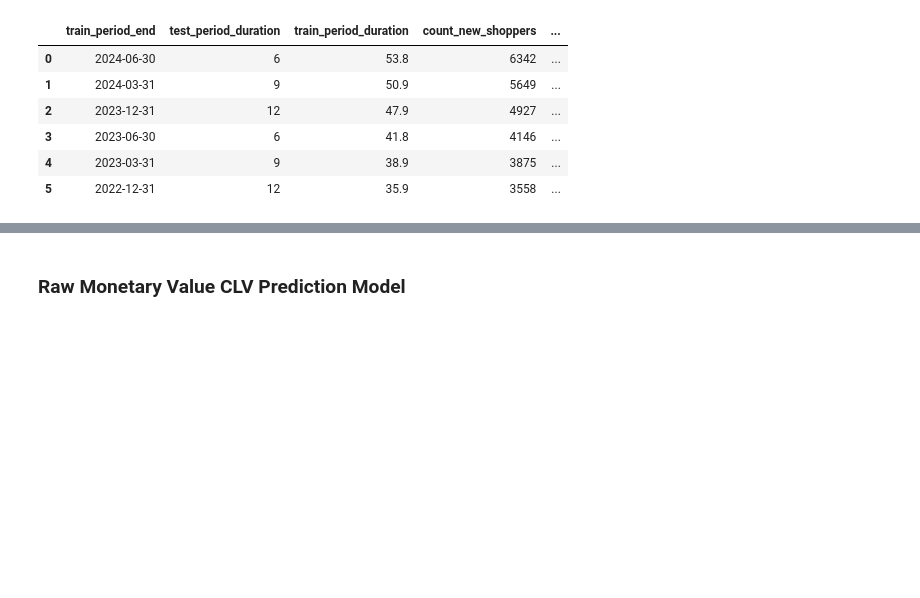
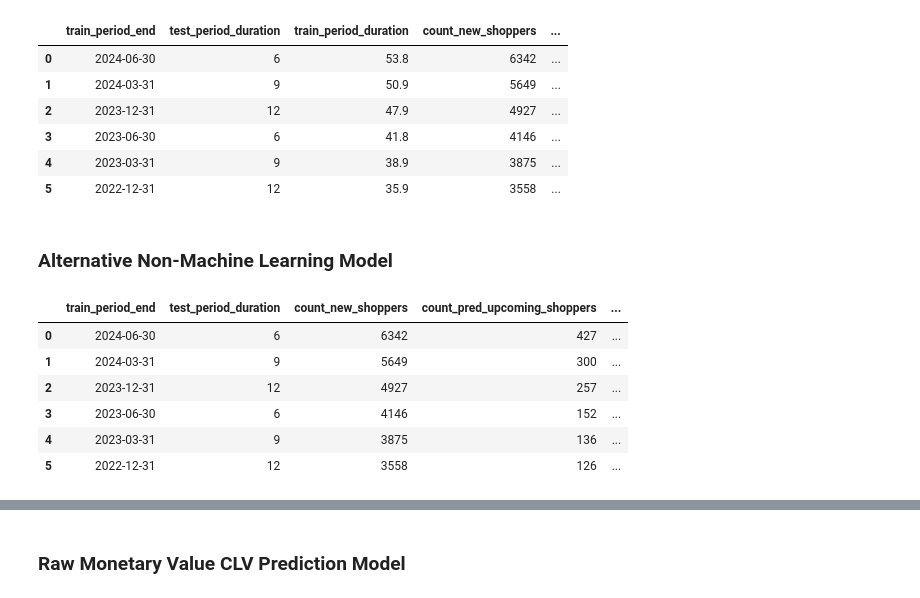
Before and after one commit to axeleichelmann/ecommerce-project, a Jupyter notebook: notebooks/clv-preds.ipynb, the cells around one changed output, grey strips where cells are left out. Saved outputs shown, nothing was run; the diff lists cells and outputs as text; code cells hidden in the pictures; blank space fills up the shorter version.

Commit message:
Evaluated non-ml upcoming shopper predictor model

```diff
--- a/notebooks/clv-preds.ipynb
+++ b/notebooks/clv-preds.ipynb
@@ -316,3 +328,42 @@ Fix this by either removing outliers until you get 'q' > 1, or use raw monetary
 | 3 | 2023-06-30 | 6 | 41.8 | 4146 | ... |
 | 4 | 2023-03-31 | 9 | 38.9 | 3875 | ... |
 | 5 | 2022-12-31 | 12 | 35.9 | 3558 | ... |
+# %% [markdown]
+### Alternative Non-Machine Learning Model
+# %%
+# Define training period end dates to test on
+testing_periods = [(datetime(2024,6,30).date(),6), (datetime(2024,3,31).date(),9), (datetime(2023,12,31).date(),12),
+                     (datetime(2023,6,30).date(),6), (datetime(2023,3,31).date(),9), (datetime(2022,12,31).date(),12)]
+
+results_data = {'train_period_end' : [], 'test_period_duration' : [], 'count_new_shoppers' : [], 'count_pred_upcoming_shoppers' : [],
+                'count_pred_upcoming_shoppers_w_true_equity' : [], 'pred_accuracy' : [],'pred_upcoming_shopper_combined_true_equity' : []}
+
+train_period_start = datetime(2020,1,1).date()
+
+for end_date, test_duration in testing_periods:
+    results_data['train_period_end'].append(end_date)
+    results_data['test_period_duration'].append(test_duration)
+
+    df_train, df_test, df_all = get_train_test_rfm(df, train_period_start = train_period_start, train_period_end = end_date,
+                                                   prediction_period_duration=test_duration)
+
+    # Select shoppers with < 90 days who made a repeat purchase
+    pred_upcoming_shoppers = df_all[(df_all.train_T < 90) & (df_all.train_frequency > 0)]
+
+    # Get results metrics
+    results_data['count_new_shoppers'].append(df_all[(df_all.train_T < 90)].shape[0])
+    results_data['count_pred_upcoming_shoppers'].append(pred_upcoming_shoppers.shape[0])
+    results_data['count_pred_upcoming_shoppers_w_true_equity'].append(pred_upcoming_shoppers[pred_upcoming_shoppers.true_equity > 0].shape[0])
+    results_data['pred_accuracy'].append(round(pred_upcoming_shoppers[pred_upcoming_shoppers.true_equity > 0].shape[0]/pred_upcoming_shoppers.shape[0],2))
+    results_data['pred_upcoming_shopper_combined_true_equity'].append(round(pred_upcoming_shoppers.true_equity.sum(),2))
+
+df_results = pd.DataFrame(data=results_data)
+df_results
+# %% [output]
+|  | train_period_end | test_period_duration | count_new_shoppers | count_pred_upcoming_shoppers | ... |
+| 0 | 2024-06-30 | 6 | 6342 | 427 | ... |
+| 1 | 2024-03-31 | 9 | 5649 | 300 | ... |
+| 2 | 2023-12-31 | 12 | 4927 | 257 | ... |
+| 3 | 2023-06-30 | 6 | 4146 | 152 | ... |
+| 4 | 2023-03-31 | 9 | 3875 | 136 | ... |
+| 5 | 2022-12-31 | 12 | 3558 | 126 | ... |
```
Also changed, not shown: parts of 3 cells of this notebook.
